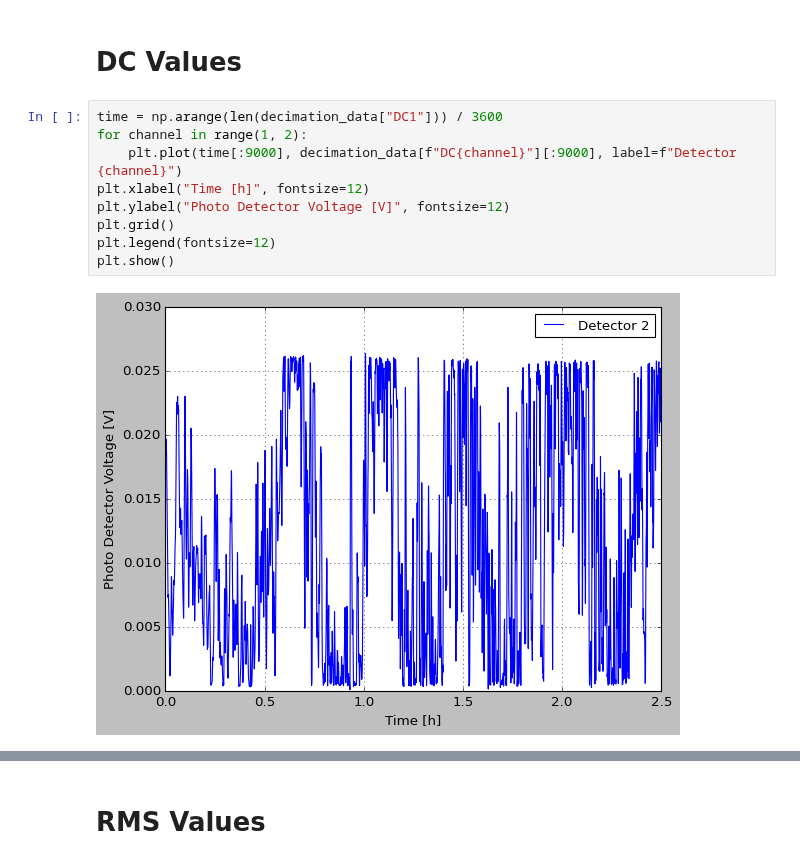
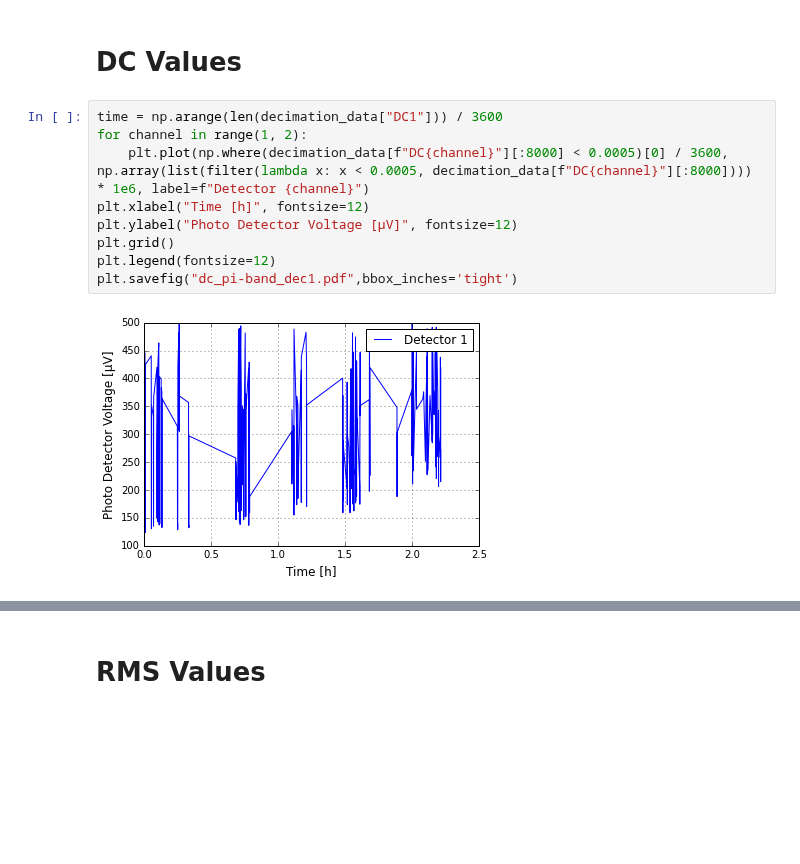
Before and after one commit to bilaljo/MiniPTI, a Jupyter notebook: notebooks/pti.ipynb, the cells around one changed output, grey strips where cells are left out. Cells and saved outputs as stored; diff of their text form; blank space fills up the shorter version.

```diff
--- a/notebooks/pti.ipynb
+++ b/notebooks/pti.ipynb
@@ -14,11 +14,11 @@ plt.style.use('classic')
 # %%
 time = np.arange(len(decimation_data["DC1"])) / 3600
 for channel in range(1, 2):
-    plt.plot(time[:9000], decimation_data[f"DC{channel}"][:9000], label=f"Detector {channel}")
+    plt.plot(np.where(decimation_data[f"DC{channel}"][:8000] < 0.0005)[0] / 3600, np.array(list(filter(lambda x: x < 0.0005, decimation_data[f"DC{channel}"][:8000]))) * 1e6, label=f"Detector {channel}")
 plt.xlabel("Time [h]", fontsize=12)
-plt.ylabel("Photo Detector Voltage [V]", fontsize=12)
+plt.ylabel("Photo Detector Voltage [µV]", fontsize=12)
 plt.grid()
 plt.legend(fontsize=12)
-plt.show()
+plt.savefig("dc_pi-band_dec1.pdf",bbox_inches='tight')
 # %% [output]
-[figure, old version]
+[figure, new version]
```
Also changed, not shown: parts of 16 cells of this notebook, 4 other files.
